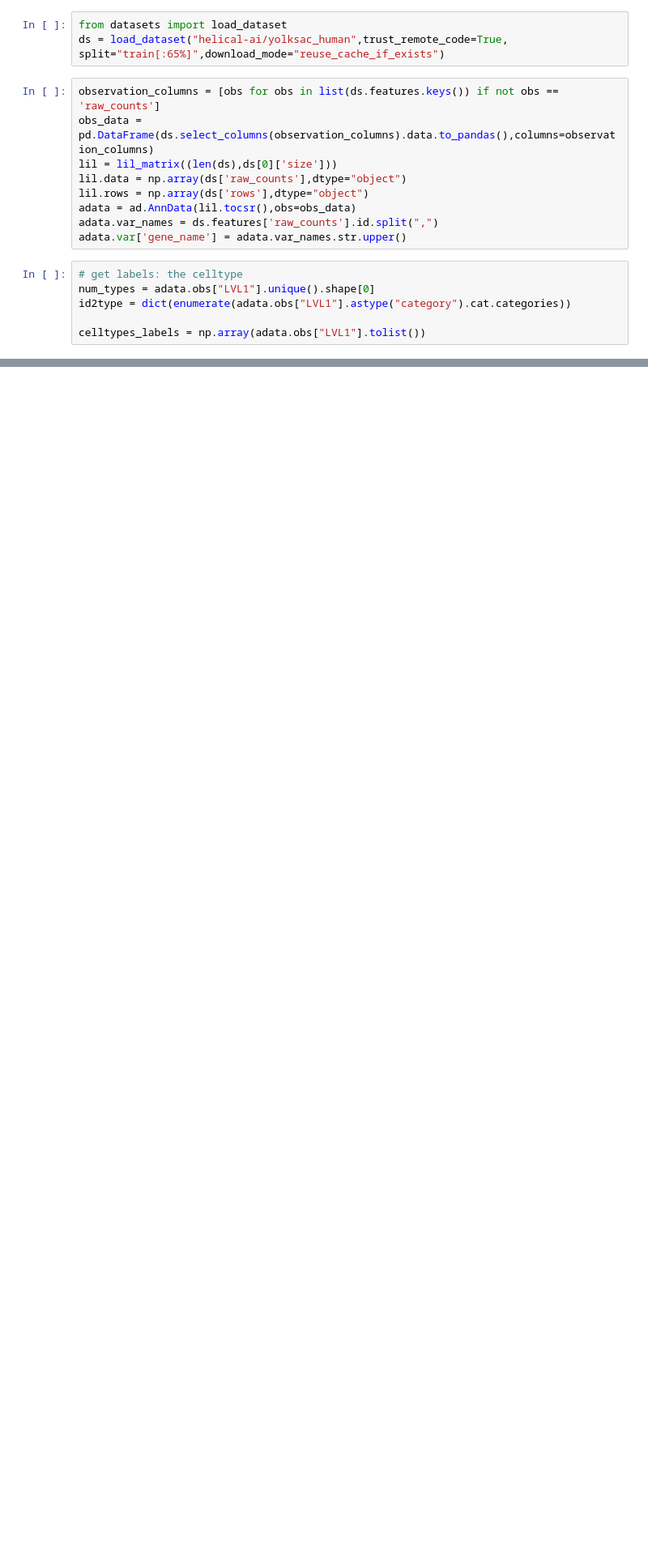
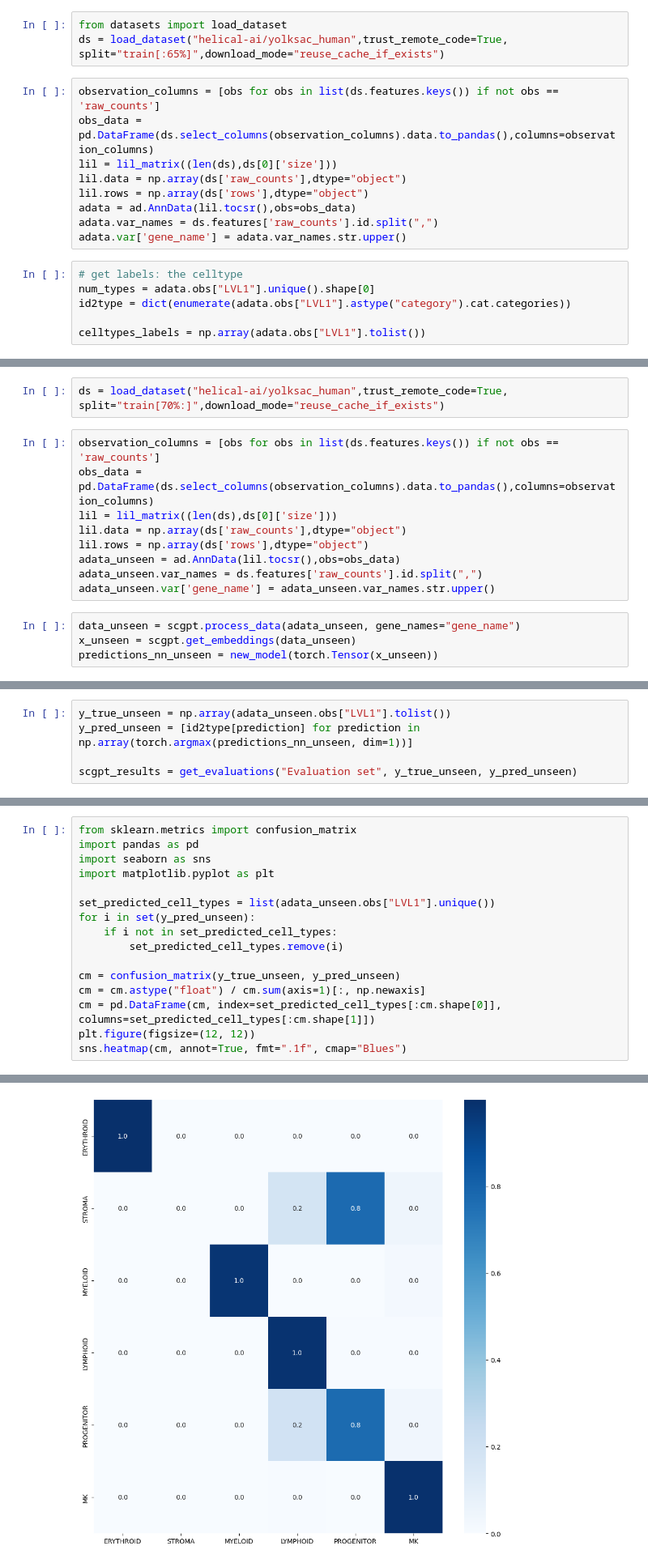
Before and after one commit to tom-jod/Helical_assesment, a Jupyter notebook: Assesment.ipynb, the cells around one changed output, grey strips where cells are left out. Shown at 81% size. Cells and saved outputs as stored; diff of their text form; blank space fills up the shorter version.

```diff
--- a/Assesment.ipynb
+++ b/Assesment.ipynb
@@ -139,0 +493,15 @@ print(mse)
+# %%
+ds = load_dataset("helical-ai/yolksac_human",trust_remote_code=True, split="train[70%:]",download_mode="reuse_cache_if_exists")
+# %%
+observation_columns = [obs for obs in list(ds.features.keys()) if not obs == 'raw_counts']
+obs_data = pd.DataFrame(ds.select_columns(observation_columns).data.to_pandas(),columns=observation_columns)
+lil = lil_matrix((len(ds),ds[0]['size']))
+lil.data = np.array(ds['raw_counts'],dtype="object")
+lil.rows = np.array(ds['rows'],dtype="object")
+adata_unseen = ad.AnnData(lil.tocsr(),obs=obs_data)
+adata_unseen.var_names = ds.features['raw_counts'].id.split(",")
+adata_unseen.var['gene_name'] = adata_unseen.var_names.str.upper()
+# %%
+data_unseen = scgpt.process_data(adata_unseen, gene_names="gene_name")
+x_unseen = scgpt.get_embeddings(data_unseen)
+predictions_nn_unseen = new_model(torch.Tensor(x_unseen))
@@ -139,0 +511,5 @@ print(mse)
+# %%
+y_true_unseen = np.array(adata_unseen.obs["LVL1"].tolist())
+y_pred_unseen = [id2type[prediction] for prediction in np.array(torch.argmax(predictions_nn_unseen, dim=1))]
+
+scgpt_results = get_evaluations("Evaluation set", y_true_unseen, y_pred_unseen)
@@ -139,0 +521,17 @@ print(mse)
+# %%
+from sklearn.metrics import confusion_matrix
+import pandas as pd
+import seaborn as sns
+import matplotlib.pyplot as plt
+
+set_predicted_cell_types = list(adata_unseen.obs["LVL1"].unique())
+for i in set(y_pred_unseen):
+    if i not in set_predicted_cell_types:
+        set_predicted_cell_types.remove(i)
+
+cm = confusion_matrix(y_true_unseen, y_pred_unseen)
+cm = cm.astype("float") / cm.sum(axis=1)[:, np.newaxis]
+cm = pd.DataFrame(cm, index=set_predicted_cell_types[:cm.shape[0]], columns=set_predicted_cell_types[:cm.shape[1]])
+plt.figure(figsize=(12, 12))
+sns.heatmap(cm, annot=True, fmt=".1f", cmap="Blues")
+# %% [output]
@@ -139,0 +539 @@ print(mse)
+[figure, added]
```
Also changed, not shown: parts of 32 cells of this notebook.
